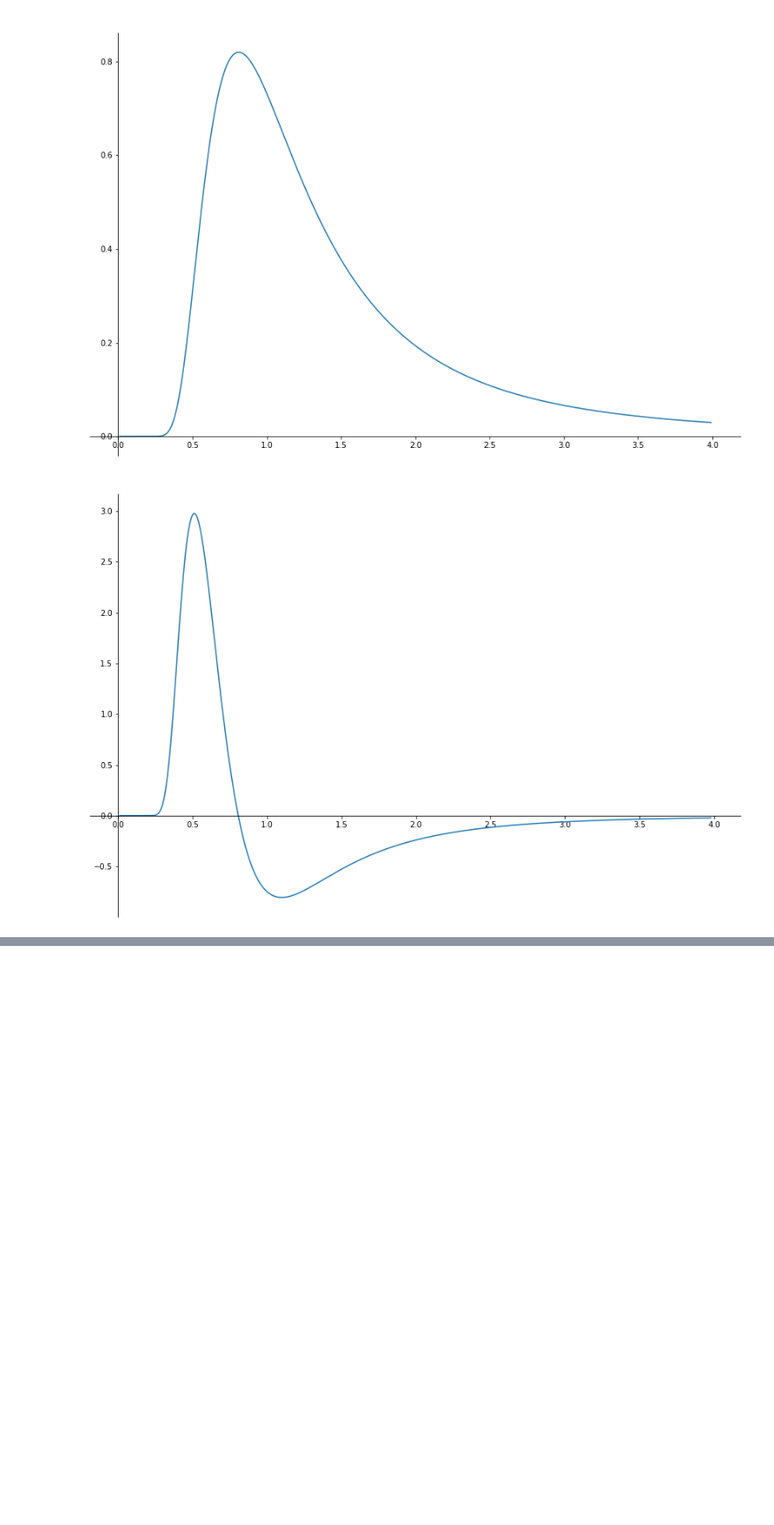
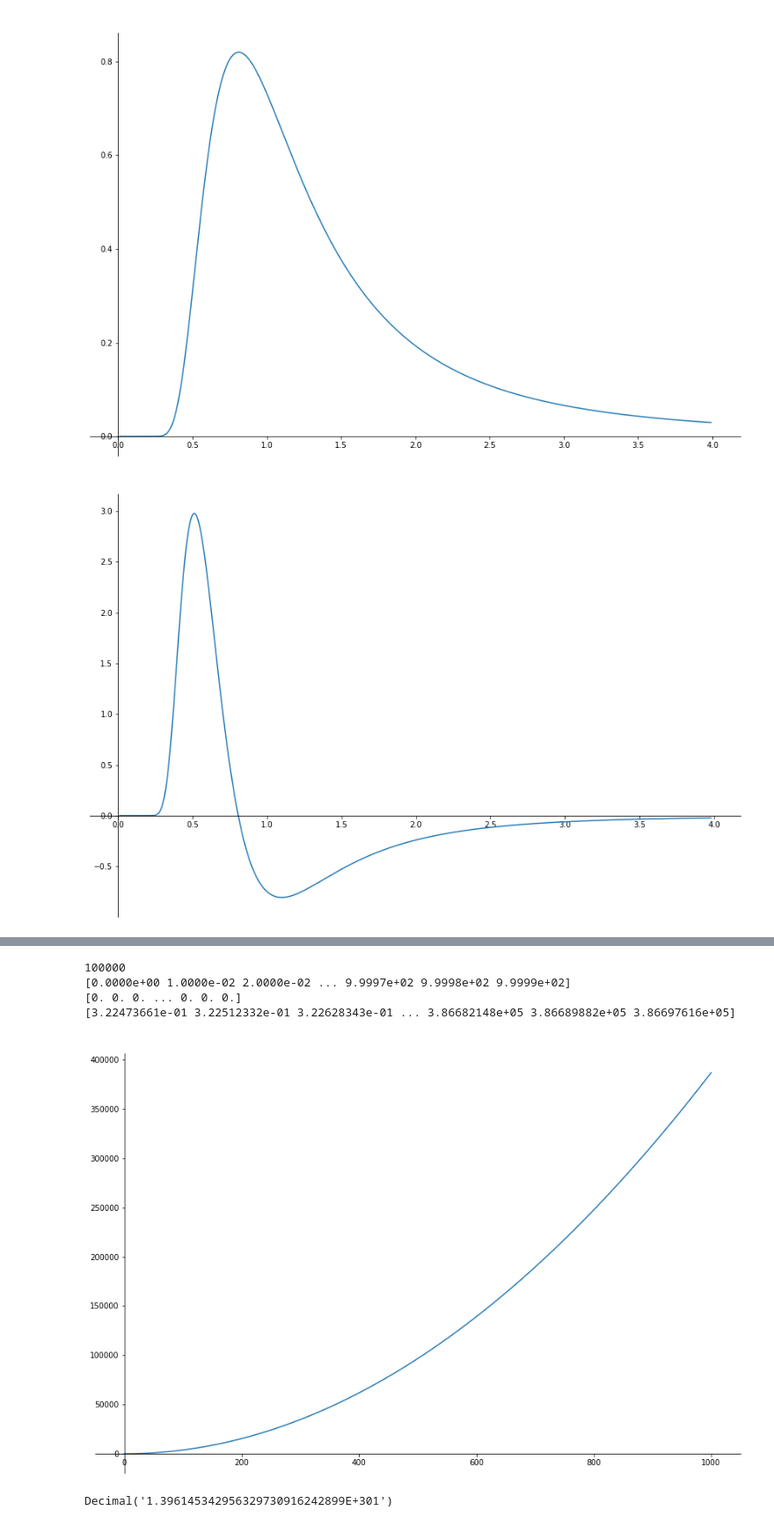
Before and after one commit to HIDDENDEN/Explosive_solutions, a Jupyter notebook: Explode_solutuions.ipynb, the cells around one changed output, grey strips where cells are left out. Shown at 88% size. Cells and saved outputs as stored; diff of their text form; code cells hidden in the pictures; blank space fills up the shorter version.

```diff
--- a/Explode_solutuions.ipynb
+++ b/Explode_solutuions.ipynb
@@ -148,0 +159,8 @@ draw_k_th_derive(16)
+# %%
+def search_array_index_of_variable_t(array,value):
+  for i in range(len(array)):
+    if (array[i]<=value):
+      continue
+    else:
+      return i-1
+  return len(array)
@@ -148,0 +177,66 @@ draw_k_th_derive(16)
+# %%
+#x^2k / (2k)!
+def calculate_intern_sum_k_th_multiplyer(x,k):
+  return Decimal(( x**(2*k) )) / Decimal(( math.factorial(2*k) ))
+# %%
+#calculate u(x,t) in dot x_i
+def calculate_U_in_dot(x_array,index,num_of_iterations,t_const):
+  sum_in_dot_x_i =0
+  for k_iteration in range(num_of_iterations + 1):
+    sum_in_dot_x_i += calculate_fi_k(k_iteration,t_const) * float( calculate_intern_sum_k_th_multiplyer(x_array[index],k_iteration) )
+
+  return sum_in_dot_x_i
+# %%
+#define how many sums to take
+num_of_sums=1
+t_const = 0.95
+
+TRUE_segment_len=1000
+TRUE_start_x=0
+TRUE_h_x=0.01
+TRUE_array_len = int (TRUE_segment_len/TRUE_h_x)
+
+
+TRUE_x=np.arange(TRUE_start_x, TRUE_start_x + (TRUE_segment_len), TRUE_h_x)
+print(len(TRUE_x))
+print(TRUE_x)
+
+U = np.zeros(TRUE_array_len)
+print(U)
+
+for i in range(TRUE_array_len):
+  U[i]=calculate_U_in_dot(TRUE_x,i,num_of_sums,t_const)
+print(U)
+
+
+
+
+
+# X=get_x_array_derive_k_dimension(x,k)
+# Y=get_y_array_derive_k_dimension(y,k)
+
+my_fig_size = 10
+fig = plt.figure(figsize=(my_fig_size+5,my_fig_size))
+
+ax=fig.add_subplot(111)
+
+ax.set_title('  ')
+ax.plot(TRUE_x, U)
+ax.spines['left'].set_position('zero')
+ax.spines['right'].set_color('none')
+ax.spines['bottom'].set_position('zero')
+ax.spines['top'].set_color('none')
+ax.xaxis.set_ticks_position('bottom')
+# ax.set_xlim([0,2.0])
+ax.yaxis.set_ticks_position('left')
+# %% [output]
+100000
+[0.0000e+00 1.0000e-02 2.0000e-02 ... 9.9997e+02 9.9998e+02 9.9999e+02]
+[0. 0. 0. ... 0. 0. 0.]
+[3.22473661e-01 3.22512332e-01 3.22628343e-01 ... 3.86682148e+05 3.86689882e+05 3.86697616e+05]
+[figure, added]
+# %%
+from decimal import Decimal
+Decimal(math.factorial(171))/88888888
+# %% [output]
+Decimal('1.396145342956329730916242899E+301')
```
Also changed, not shown: parts of 6 cells of this notebook.
